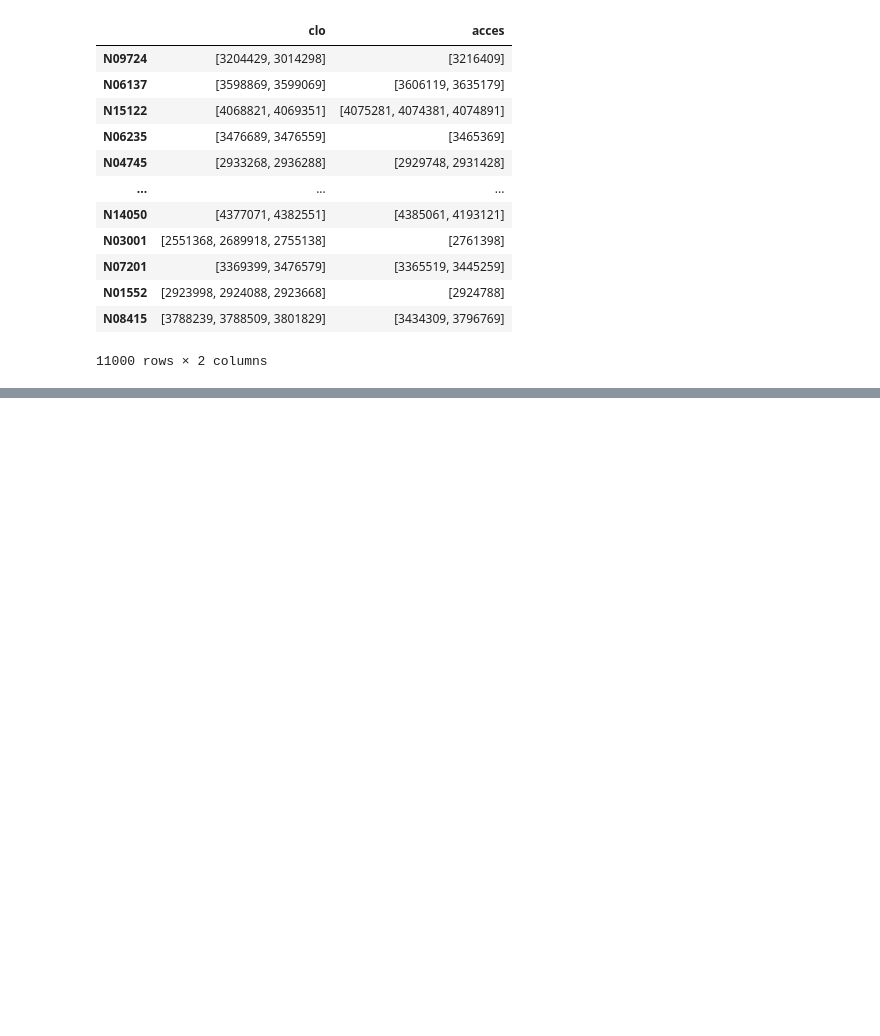
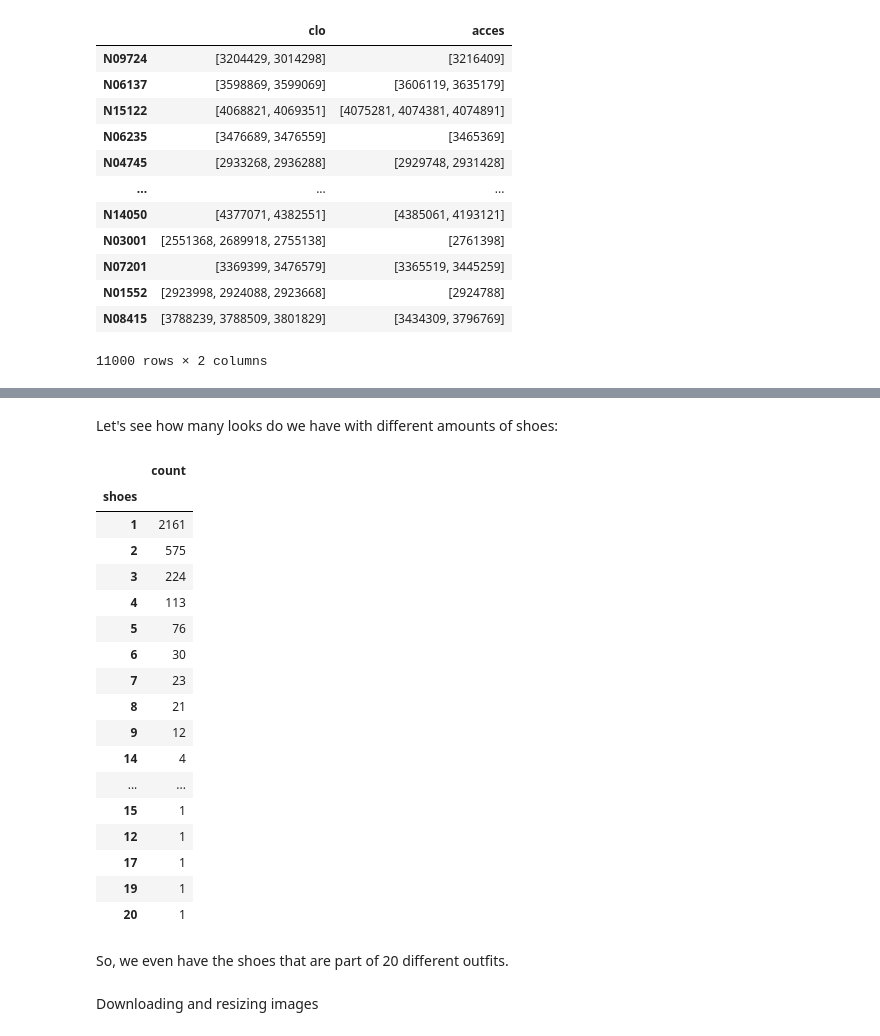
Before and after one commit to trixdade/RecVAE, a Jupyter notebook: notebooks/Preparing_FOTOS_dataset.ipynb, the cells around one changed output, grey strips where cells are left out. Saved outputs shown, nothing was run; the diff lists cells and outputs as text; code cells hidden in the pictures; blank space fills up the shorter version.

```diff
--- a/notebooks/Preparing_FOTOS_dataset.ipynb
+++ b/notebooks/Preparing_FOTOS_dataset.ipynb
@@ -228,0 +257,30 @@ paths_pairs_shoes
+# %% [markdown]
+Let's see how many looks do we have with different amounts of shoes:
+# %%
+pd.DataFrame(
+    pairs_shoes\
+        .groupby('bottom')\
+        .aggregate('count')\
+        .value_counts()
+    ).rename(columns={0:'count'})
+# %% [output]
+|  | count |
+| shoes |  |
+| 1 | 2161 |
+| 2 | 575 |
+| 3 | 224 |
+| 4 | 113 |
+| 5 | 76 |
+| 6 | 30 |
+| 7 | 23 |
+| 8 | 21 |
+| 9 | 12 |
+| 14 | 4 |
+| ... | ... |
+| 15 | 1 |
+| 12 | 1 |
+| 17 | 1 |
+| 19 | 1 |
+| 20 | 1 |
+# %% [markdown]
+So, we even have the shoes that are part of 20 different outfits.
@@ -229,3 +290,5 @@ paths_pairs_shoes
+# %% [markdown]
+Downloading and resizing images
 # %%
 dimx = 128
 dimy = 128
```
Also changed, not shown: parts of 22 cells of this notebook.
